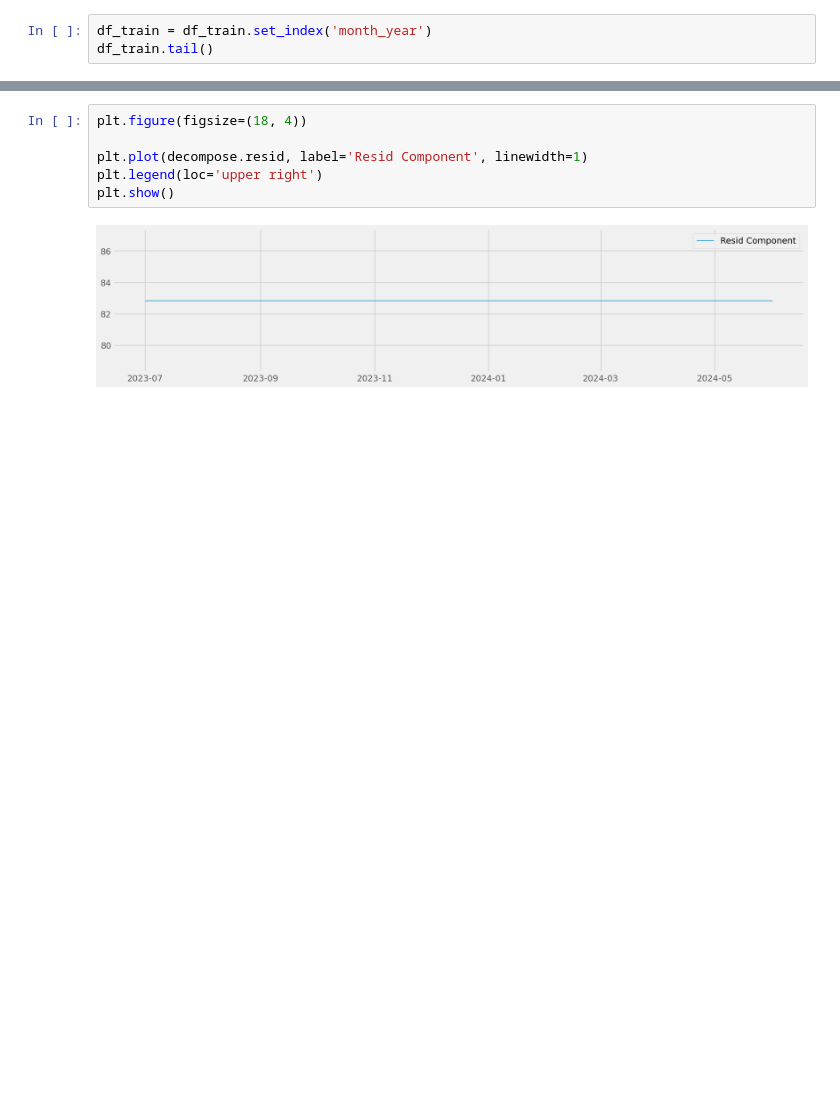
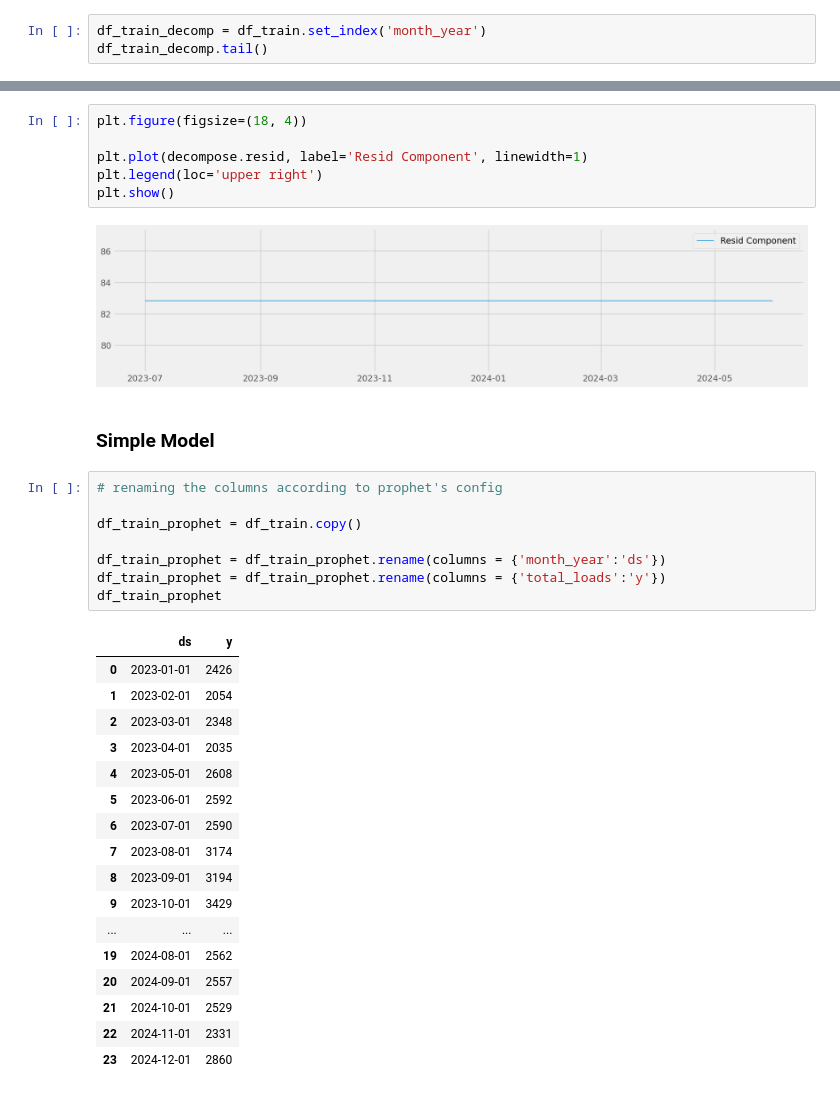
Before and after one commit to diogojfr/time_series_studies, a Jupyter notebook: Daily Loads.ipynb, the cells around one changed output, grey strips where cells are left out. Drawn from its saved outputs; the diff is of its cells as text; blank space fills up the shorter version.

```diff
--- a/Daily Loads.ipynb
+++ b/Daily Loads.ipynb
@@ -224,8 +226,8 @@ df_train.tail()
 | 22 | 2024-11-01 | 2331 |
 | 23 | 2024-12-01 | 2860 |
 # %%
-df_train = df_train.set_index('month_year')
-df_train.tail()
+df_train_decomp = df_train.set_index('month_year')
+df_train_decomp.tail()
 # %% [output]
 |  | total_loads |
 | month_year |  |
@@ -274,3 +276,31 @@ plt.legend(loc='upper right')
 plt.show()
 # %% [output]
 [figure]
+# %% [markdown]
+### Simple Model
+# %%
+# renaming the columns according to prophet's config
+
+df_train_prophet = df_train.copy()
+
+df_train_prophet = df_train_prophet.rename(columns = {'month_year':'ds'})
+df_train_prophet = df_train_prophet.rename(columns = {'total_loads':'y'})
+df_train_prophet
+# %% [output]
+|  | ds | y |
+| 0 | 2023-01-01 | 2426 |
+| 1 | 2023-02-01 | 2054 |
+| 2 | 2023-03-01 | 2348 |
+| 3 | 2023-04-01 | 2035 |
+| 4 | 2023-05-01 | 2608 |
+| 5 | 2023-06-01 | 2592 |
+| 6 | 2023-07-01 | 2590 |
+| 7 | 2023-08-01 | 3174 |
+| 8 | 2023-09-01 | 3194 |
+| 9 | 2023-10-01 | 3429 |
+| ... | ... | ... |
+| 19 | 2024-08-01 | 2562 |
+| 20 | 2024-09-01 | 2557 |
+| 21 | 2024-10-01 | 2529 |
+| 22 | 2024-11-01 | 2331 |
+| 23 | 2024-12-01 | 2860 |
```
Also changed, not shown: parts of 7 cells of this notebook.
